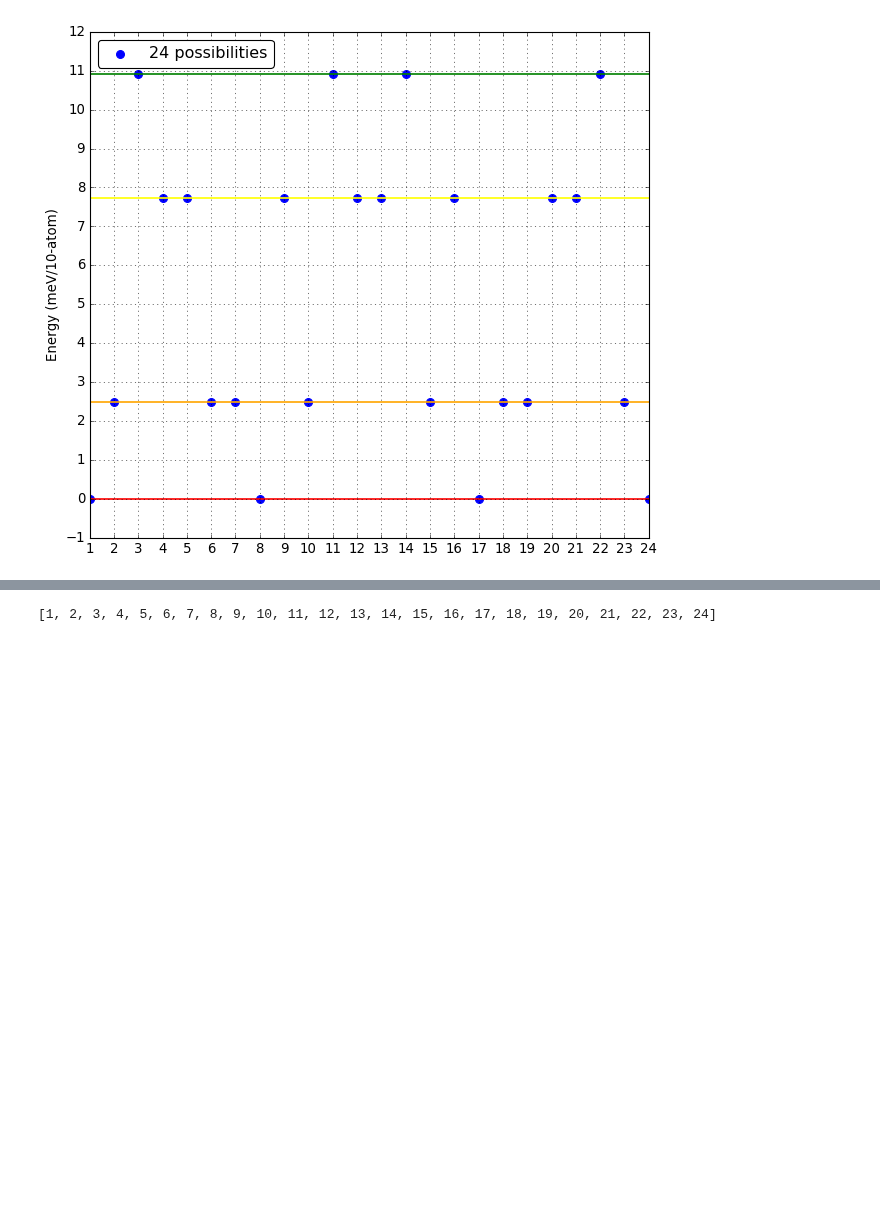
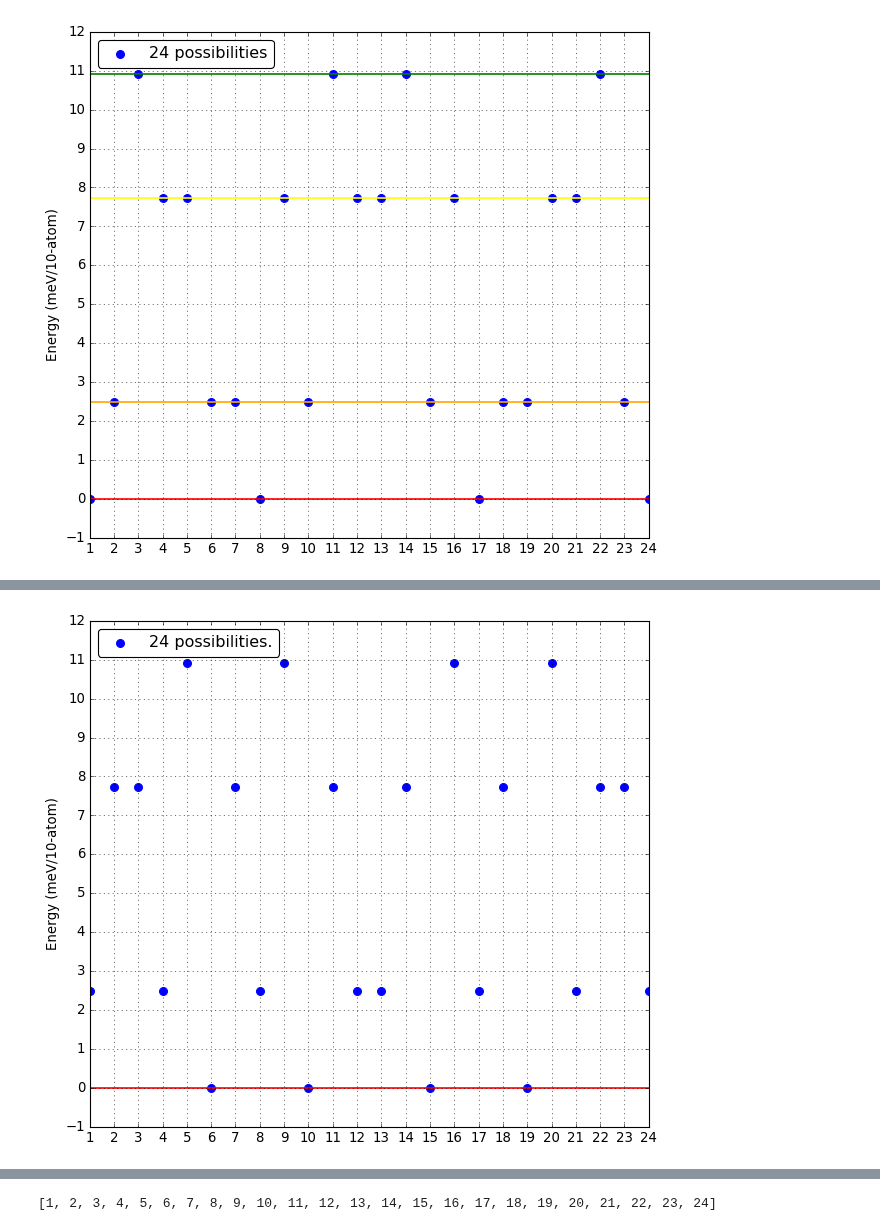
Before and after one commit to yw-fang/readingnotes, a Jupyter notebook: matsci/project2017/double-perovskite/DFT-plotting/BYOO_pressure_U_energies.ipynb, the cells around one changed output, grey strips where cells are left out. Drawn from its saved outputs; the diff is of its cells as text; code cells hidden in the pictures; blank space fills up the shorter version.

Commit message:
shifted POSCAR: 24 coplanar, bechmarks

```diff
--- a/matsci/project2017/double-perovskite/DFT-plotting/BYOO_pressure_U_energies.ipynb
+++ b/matsci/project2017/double-perovskite/DFT-plotting/BYOO_pressure_U_energies.ipynb
@@ -1765,0 +1765,98 @@ NameError: name 'plt' is not defined
+# %%
+%matplotlib inline
+
+# For the reference of the default color map of matplotlib, see
+# https://matplotlib.org/users/dflt_style_changes.html
+
+# This example is from CHAPTER 3 of the book "
+# matplotlib for developpers",
+# but I made many revisions
+
+import matplotlib.style
+import matplotlib as mpl
+mpl.style.use('classic')
+mpl.rcParams['figure.facecolor'] = '1'
+#if choose the grey backgroud, use 0.75
+mpl.rcParams['figure.figsize'] = [8,7]
+mpl.rcParams['lines.linewidth'] = 1.5
+mpl.rcParams['legend.fancybox'] = True
+mpl.rcParams['legend.scatterpoints'] = 1 #scatterpoints,
+#it's the numer of maker points in the legend when
+#creating a legend entry for a scatter plot
+
+import matplotlib.pyplot as plt
+import numpy as np
+import pandas as pd
+
+#import pdf module
+from matplotlib.backends.backend_pdf import PdfPages
+
+#spcify the energy of ground state (without Hubbard U, volume changes)
+
+GroundEnergy = -241.80682715 #coplanar-twoin-twoout,
+GroundEnergyArray= pd.Series(np.repeat(GroundEnergy, 24))
+
+
+# define the xlabels
+SpinList=range(1,25)
+x = pd.Series(np.array(SpinList))
+print('x.size = ', x.size)
+#SpinConfLabel=['allin', 'twoin', 'onein', 'twoin-path4', 'co-all-in',
+#              'co-two-in', 'co-one-in', 'co-twoin-path4', 'I-x',
+#              'I-z', 'phi2']
+SpinConfLabel=SpinList
+#print(x)
+
+import pandas as pd
+
+# import the files containing energy
+data_24co = pd.read_csv('./BYOO-24coplanar-new.txt', sep=" ", header=None)
+
+
+
+y_24co = data_24co[0][1::2].astype('float')
+y_24co_new = y_24co.reset_index(drop=True)
+# get the relative energy in eV per 40atoms
+y_24co_normalized = y_24co_new.add(-GroundEnergyArray)*1000/4
+# relative energy in m eV per 10 atoms
+
+print(y_24co_normalized)
+
+#plotting
+fig = plt.figure()
+ax1=fig.add_subplot(1,1,1)
+ax1.scatter(x, y_24co_normalized, s=50, color='b', label='24 possibilities.')
+ax1.legend(loc="upper left")
+plt.xticks(x, SpinConfLabel, rotation='0')
+#plt.setp(ax1.get_xticklabels(), visible=True)
+ax1.grid()
+ax1.axhline(y=0, color='r', linestyle='-')
+ax1.locator_params(nbins=16, axis='y')
+
+ax1.set_xlim([1,24]) #set x-axis limit
+
+
+#plt.scatter(x, y102_normalized, color='red')
+# plt.xticks(x, SpinConfLabel, rotation='270')
+plt.ylabel('Energy (meV/10-atom)')
+# plt.grid()
+# plt.show()
+
+#make the saved figure in tight mode
+plt.tight_layout()
+
+
+
+#save pdf
+pp = PdfPages('24coplanar-shiftedPOSCAR.pdf')
+pp.savefig(fig)
+
+pp.close()
+
+# in this figure， the correspondance is below
+#spin label  #order
+#9       #co-two-in-two-out
+#8     .  #co-twoin-path4
+#11      #co-onein-threeout
+#10      #co-all-in
+# %% [output]
@@ -1765,0 +1880 @@ NameError: name 'plt' is not defined
+[figure, added]
```
Also changed, not shown: parts of 5 cells of this notebook.
